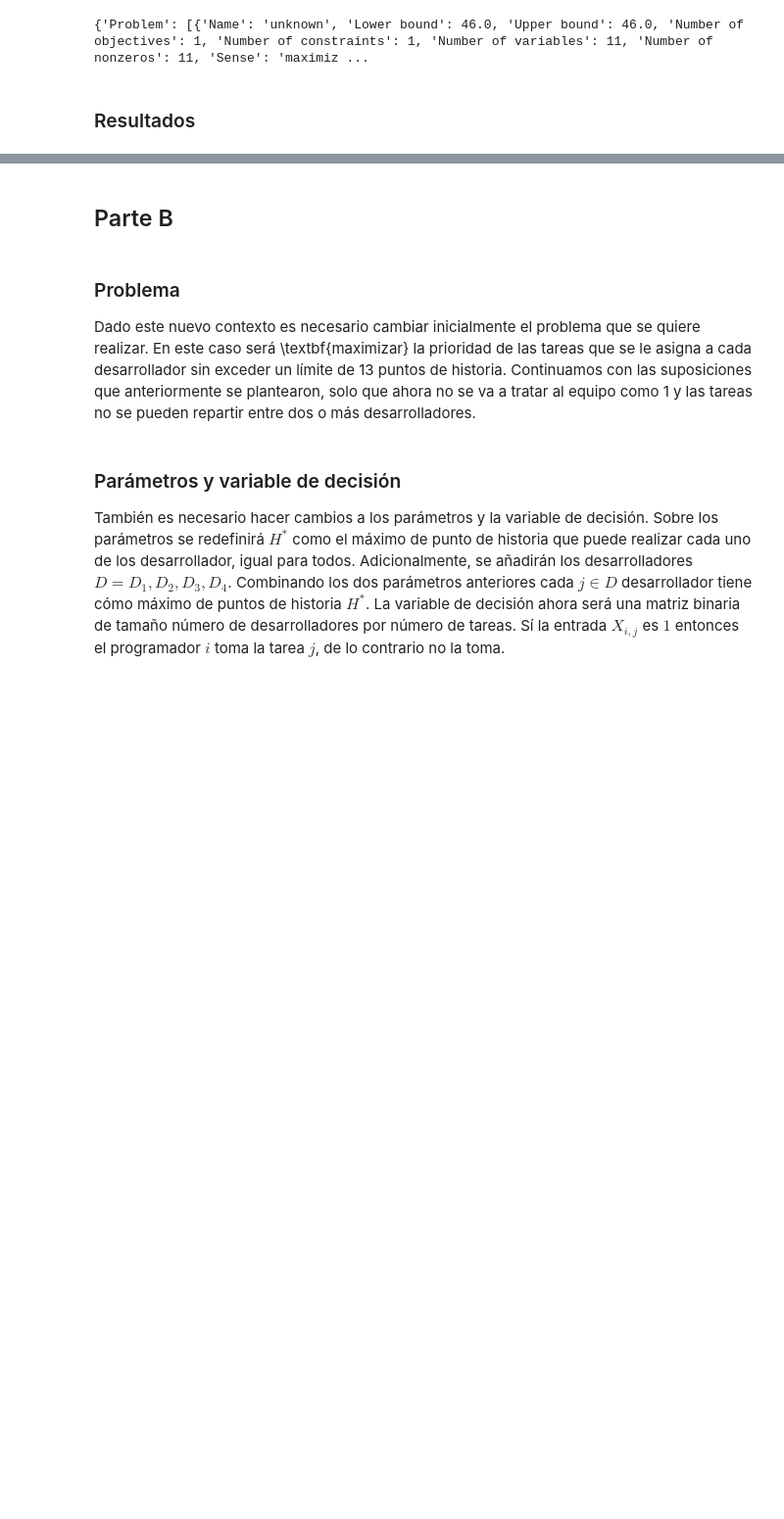
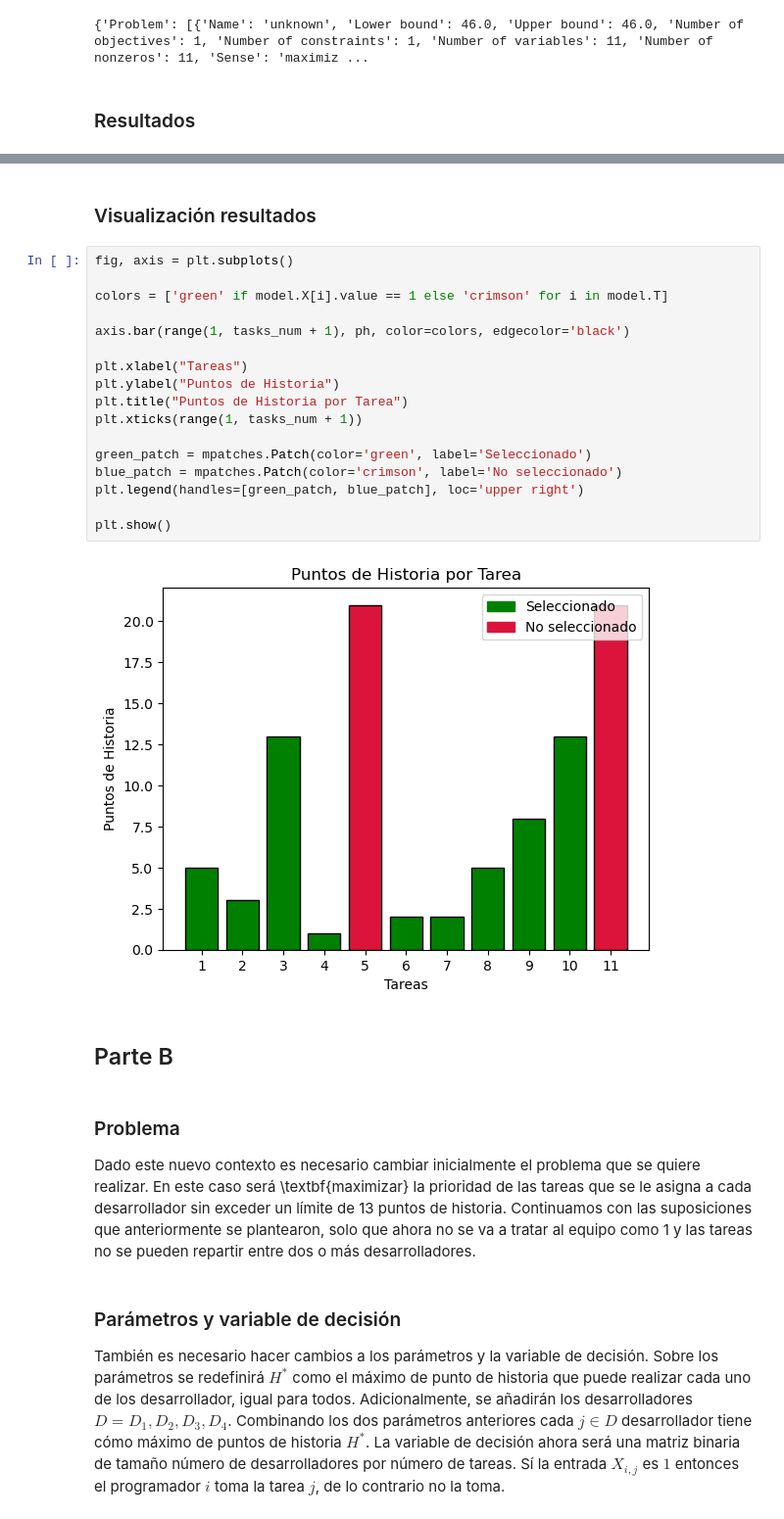
Before and after one commit to j4vierb/mos-labs, a Jupyter notebook: labs/lab2/entrega.ipynb, the cells around one changed output, grey strips where cells are left out. Shown at 98% size. Drawn from its saved outputs; the diff is of its cells as text; blank space fills up the shorter version.

Commit message:
finish 1 and 3 with graphs and results

```diff
--- a/labs/lab2/entrega.ipynb
+++ b/labs/lab2/entrega.ipynb
@@ -124,5 +132,26 @@ La tarea 10 se asigno al equipo de desarrolladores
 
 El total de puntos de historia utilizados son 52.0
+# %% [markdown]
+### Visualización resultados
+# %%
+fig, axis = plt.subplots()
+
+colors = ['green' if model.X[i].value == 1 else 'crimson' for i in model.T]
+
+axis.bar(range(1, tasks_num + 1), ph, color=colors, edgecolor='black')
+
+plt.xlabel("Tareas")
+plt.ylabel("Puntos de Historia")
+plt.title("Puntos de Historia por Tarea")
+plt.xticks(range(1, tasks_num + 1))
+
+green_patch = mpatches.Patch(color='green', label='Seleccionado')
+blue_patch = mpatches.Patch(color='crimson', label='No seleccionado')
+plt.legend(handles=[green_patch, blue_patch], loc='upper right')
+
+plt.show()
+# %% [output]
+[figure, added]
 # %% [markdown]
 ## Parte B
 # %% [markdown]
```
Also changed, not shown: parts of 9 cells of this notebook.
